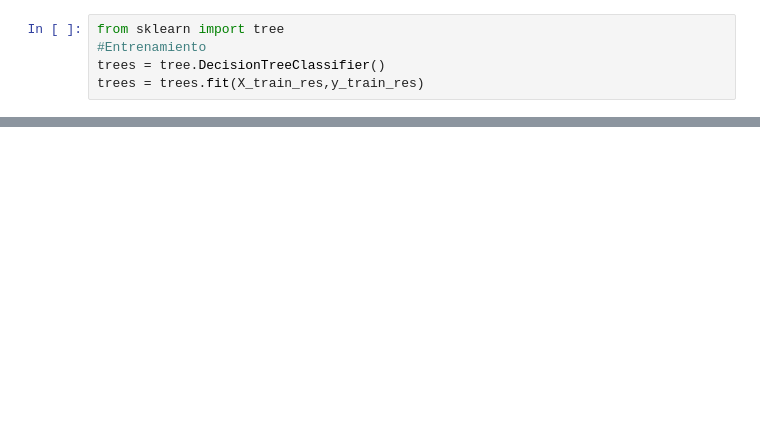
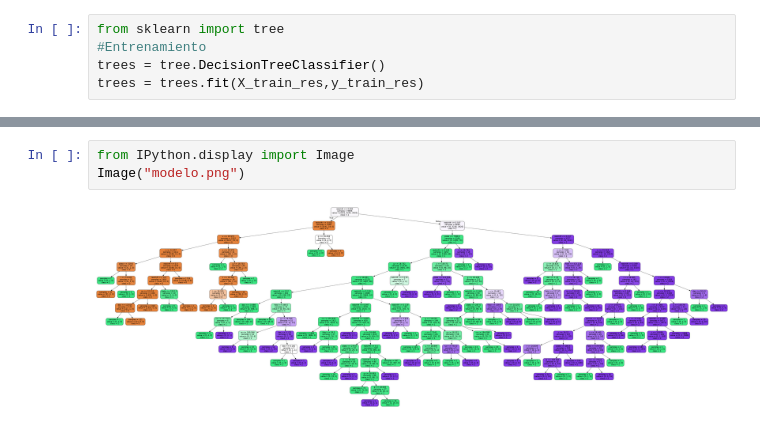
Before and after one commit to Axi0mA/InteligenciaArtificial_2020, a Jupyter notebook: Trabajo_Unidad_1.ipynb, the cells around one changed output, grey strips where cells are left out. Saved outputs shown, nothing was run; the diff lists cells and outputs as text; blank space fills up the shorter version.

```diff
--- a/Trabajo_Unidad_1.ipynb
+++ b/Trabajo_Unidad_1.ipynb
@@ -412,0 +403,5 @@ weighted avg       0.98      0.98      0.98      3000
+# %%
+from IPython.display import Image
+Image("modelo.png")
+# %% [output]
+[figure, added]
```
Also changed, not shown: parts of 23 cells of this notebook, 1 other file.
